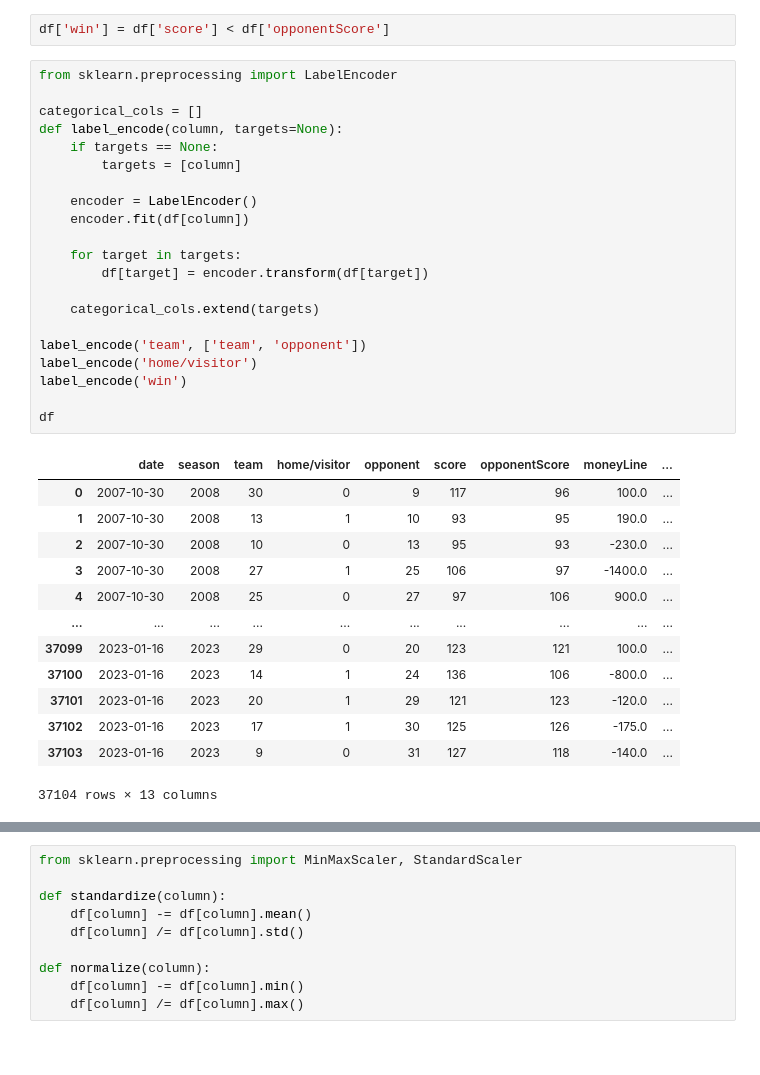
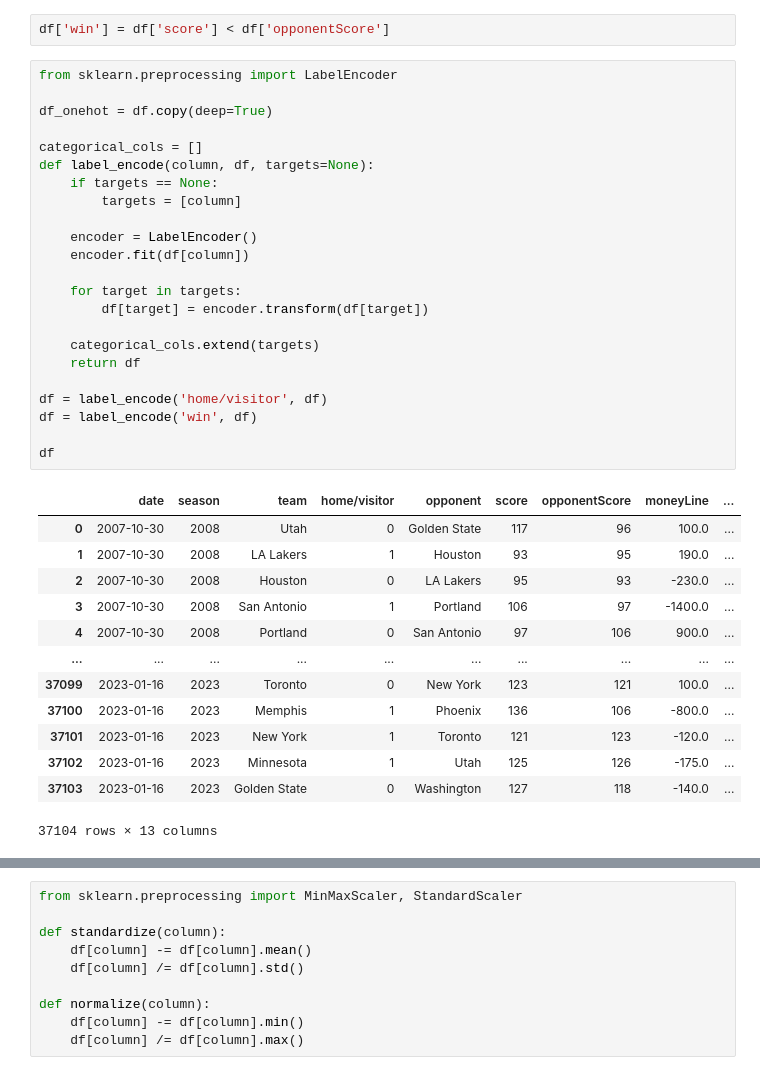
Before and after one commit to Char1iee/NBA_Odds_Analysis, a Jupyter notebook: preprocess.ipynb, the cells around one changed output, grey strips where cells are left out. Cells and saved outputs as stored; diff of their text form.

```diff
--- a/preprocess.ipynb
+++ b/preprocess.ipynb
@@ -25,35 +25,37 @@ df['win'] = df['score'] < df['opponentScore']
 # %%
 from sklearn.preprocessing import LabelEncoder
 
+df_onehot = df.copy(deep=True)
+
 categorical_cols = []
-def label_encode(column, targets=None):
+def label_encode(column, df, targets=None):
     if targets == None:
         targets = [column]
 
     encoder = LabelEncoder()
     encoder.fit(df[column])
 
     for target in targets:
         df[target] = encoder.transform(df[target])
 
     categorical_cols.extend(targets)
+    return df
 
-label_encode('team', ['team', 'opponent'])
-label_encode('home/visitor')
-label_encode('win')
+df = label_encode('home/visitor', df)
+df = label_encode('win', df)
 
 df
 # %% [output]
 |  | date | season | team | home/visitor | opponent | score | opponentScore | moneyLine | ... |
-| 0 | 2007-10-30 | 2008 | 30 | 0 | 9 | 117 | 96 | 100.0 | ... |
-| 1 | 2007-10-30 | 2008 | 13 | 1 | 10 | 93 | 95 | 190.0 | ... |
-| 2 | 2007-10-30 | 2008 | 10 | 0 | 13 | 95 | 93 | -230.0 | ... |
-| 3 | 2007-10-30 | 2008 | 27 | 1 | 25 | 106 | 97 | -1400.0 | ... |
-| 4 | 2007-10-30 | 2008 | 25 | 0 | 27 | 97 | 106 | 900.0 | ... |
+| 0 | 2007-10-30 | 2008 | Utah | 0 | Golden State | 117 | 96 | 100.0 | ... |
+| 1 | 2007-10-30 | 2008 | LA Lakers | 1 | Houston | 93 | 95 | 190.0 | ... |
+| 2 | 2007-10-30 | 2008 | Houston | 0 | LA Lakers | 95 | 93 | -230.0 | ... |
+| 3 | 2007-10-30 | 2008 | San Antonio | 1 | Portland | 106 | 97 | -1400.0 | ... |
+| 4 | 2007-10-30 | 2008 | Portland | 0 | San Antonio | 97 | 106 | 900.0 | ... |
 | ... | ... | ... | ... | ... | ... | ... | ... | ... | ... |
-| 37099 | 2023-01-16 | 2023 | 29 | 0 | 20 | 123 | 121 | 100.0 | ... |
-| 37100 | 2023-01-16 | 2023 | 14 | 1 | 24 | 136 | 106 | -800.0 | ... |
-| 37101 | 2023-01-16 | 2023 | 20 | 1 | 29 | 121 | 123 | -120.0 | ... |
-| 37102 | 2023-01-16 | 2023 | 17 | 1 | 30 | 125 | 126 | -175.0 | ... |
-| 37103 | 2023-01-16 | 2023 | 9 | 0 | 31 | 127 | 118 | -140.0 | ... |
+| 37099 | 2023-01-16 | 2023 | Toronto | 0 | New York | 123 | 121 | 100.0 | ... |
+| 37100 | 2023-01-16 | 2023 | Memphis | 1 | Phoenix | 136 | 106 | -800.0 | ... |
+| 37101 | 2023-01-16 | 2023 | New York | 1 | Toronto | 121 | 123 | -120.0 | ... |
+| 37102 | 2023-01-16 | 2023 | Minnesota | 1 | Utah | 125 | 126 | -175.0 | ... |
+| 37103 | 2023-01-16 | 2023 | Golden State | 0 | Washington | 127 | 118 | -140.0 | ... |
 37104 rows × 13 columns
```
Also changed, not shown: parts of 14 cells of this notebook, 2 other files.
